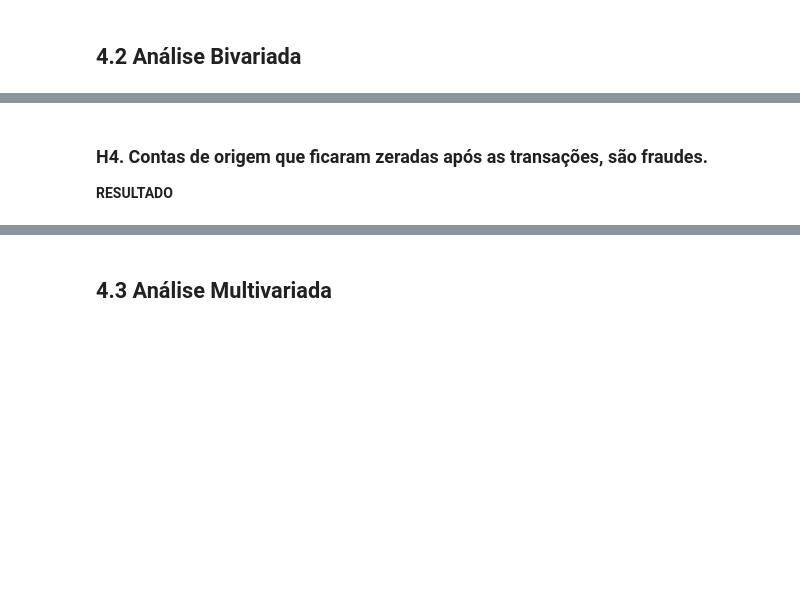
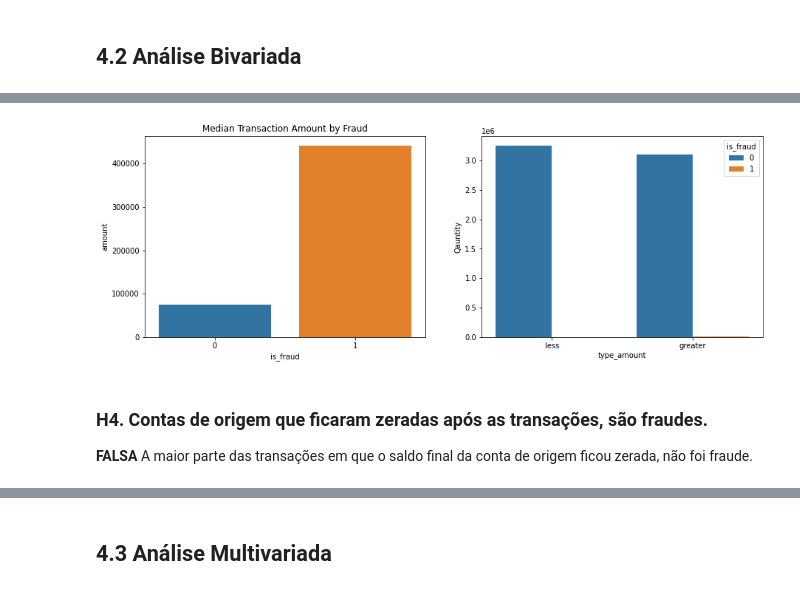
Before and after one commit to Jhonatanslopes/Financial-Fraud-Detection, a Jupyter notebook: notebook/notebook.ipynb, the cells around one changed output, grey strips where cells are left out. Saved outputs shown, nothing was run; the diff lists cells and outputs as text; code cells hidden in the pictures; blank space fills up the shorter version.

```diff
--- a/notebook/notebook.ipynb
+++ b/notebook/notebook.ipynb
@@ -337,4 +451,21 @@ A maior parte das transações são feitas de saques e de pagamentos, e a minori
+# %%
+# Group median amount by fraud
+median_group = df4['amount'].groupby(df['is_fraud']).median().reset_index()
+
+# Figure 1
+plt.figure(figsize=(15, 5))
+plt.subplot(1, 2, 1)
+sns.barplot(x='is_fraud', y='amount', data=median_group)
+plt.title('Median Transaction Amount by Fraud')
+
+# Figure 2
+plt.subplot(1, 2, 2)
+sns.countplot(x='type_amount', data=df4, hue='is_fraud')
+plt.ylabel('Qauntity')
+plt.title('');
+# %% [output]
+[figure, added]
 # %% [markdown]
 ### H4.  Contas de origem que ficaram zeradas após as transações, são fraudes.
 
-**RESULTADO**
+**FALSA** A maior parte das transações em que o saldo final da conta de origem ficou zerada, não foi fraude.
```
Also changed, not shown: parts of 39 cells of this notebook.
